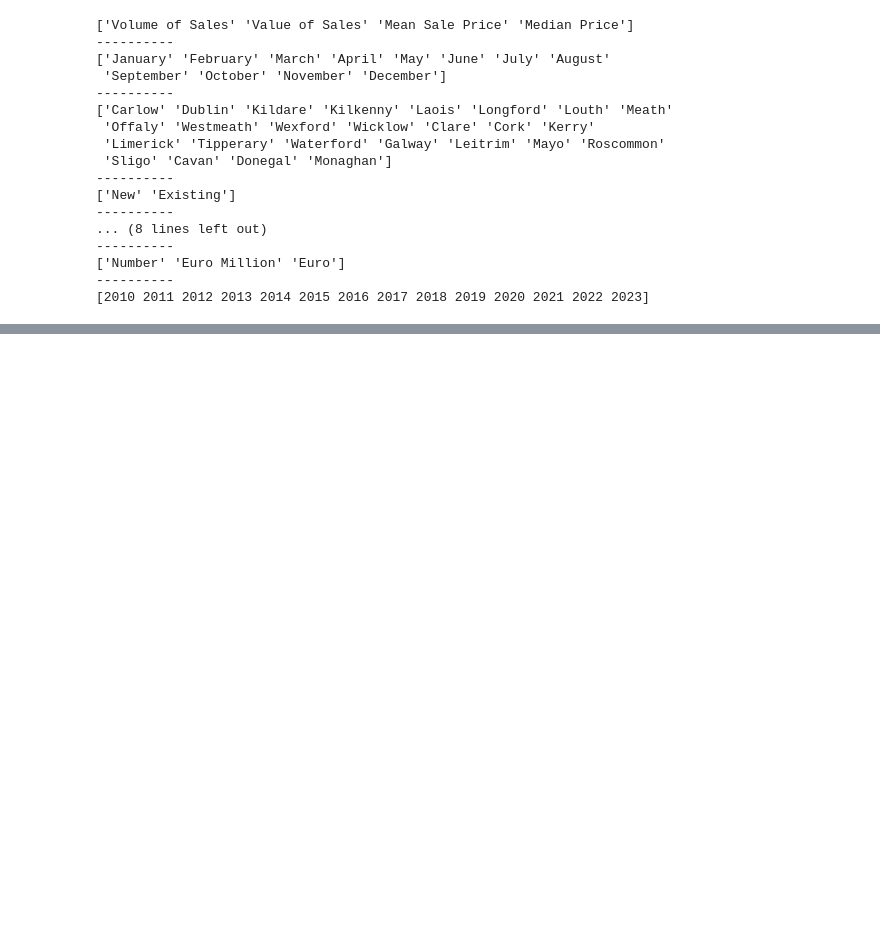
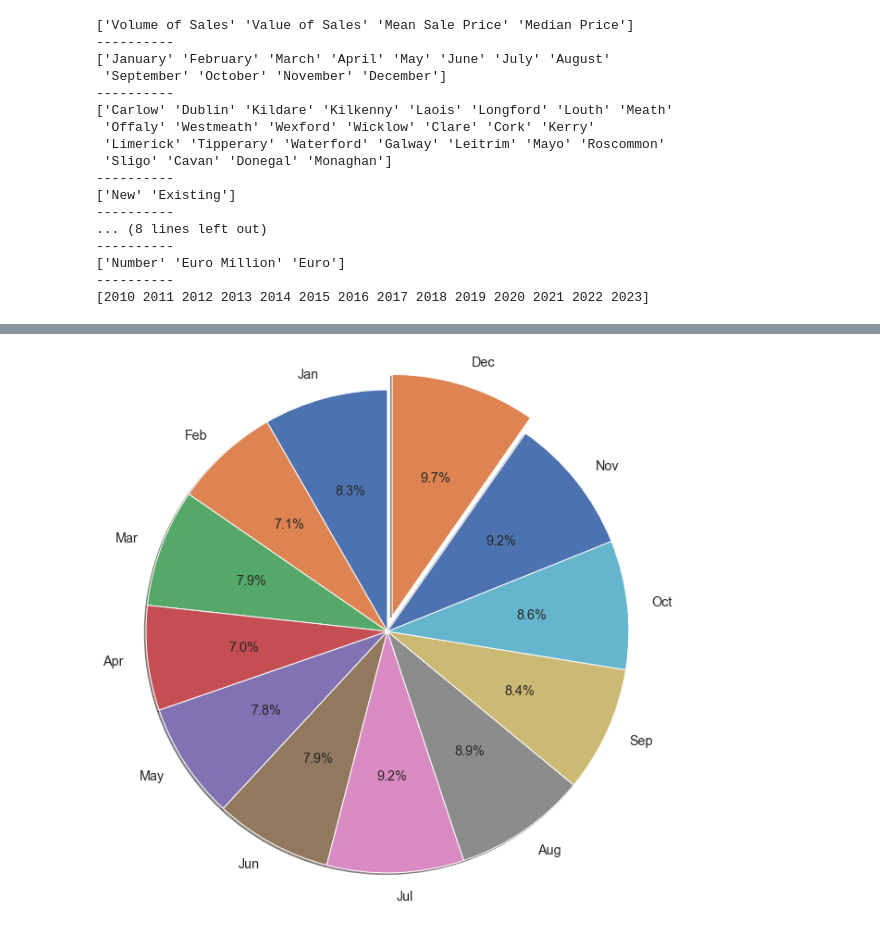
Before and after one commit to batucimenn/residentialDwellingPropertyTransactions, a Jupyter notebook: project.ipynb, the cells around one changed output, grey strips where cells are left out. Saved outputs shown, nothing was run; the diff lists cells and outputs as text; code cells hidden in the pictures; blank space fills up the shorter version.

```diff
--- a/project.ipynb
+++ b/project.ipynb
@@ -286,0 +272,23 @@ order=['Ideal','Good','Very Good','Fair','Premium'])
+# %%
+numberOfHousesDF_month = firstDF[(firstDF["Statistic Label"] == "Volume of Sales") & (firstDF["Type of Buyer"] == "Household Buyer - All") & (firstDF["Stamp Duty Event"] == "Filings") & (firstDF["Type of Sale"] == "Market")]
+jan = numberOfHousesDF.loc[numberOfHousesDF['Month'] == "January"].Value.sum()
+feb = numberOfHousesDF.loc[numberOfHousesDF['Month'] == "February"].Value.sum()
+mar = numberOfHousesDF.loc[numberOfHousesDF['Month'] == "March"].Value.sum()
+apr = numberOfHousesDF.loc[numberOfHousesDF['Month'] == "April"].Value.sum()
+may = numberOfHousesDF.loc[numberOfHousesDF['Month'] == "May"].Value.sum()
+jun = numberOfHousesDF.loc[numberOfHousesDF['Month'] == "June"].Value.sum()
+jul = numberOfHousesDF.loc[numberOfHousesDF['Month'] == "July"].Value.sum()
+aug = numberOfHousesDF.loc[numberOfHousesDF['Month'] == "August"].Value.sum()
+sep = numberOfHousesDF.loc[numberOfHousesDF['Month'] == "September"].Value.sum()
+oct = numberOfHousesDF.loc[numberOfHousesDF['Month'] == "October"].Value.sum()
+nov = numberOfHousesDF.loc[numberOfHousesDF['Month'] == "November"].Value.sum()
+dec = numberOfHousesDF.loc[numberOfHousesDF['Month'] == "December"].Value.sum()
+numberOfHouses = {'Month': ['Jan','Feb','Mar','Apr','May','Jun','Jul','Aug','Sep','Oct', 'Nov','Dec'], 'Value': [jan, feb, mar, apr, may, jun, jul, aug, sep, oct, nov, dec]}
+numberOfHousesDF_month = pd.DataFrame(numberOfHouses)
+# %%
+fig, ax = plt.subplots()
+explode = (0, 0, 0, 0, 0, 0, 0, 0, 0, 0, 0, 0.2)
+ax.pie(x="Value", labels="Month", autopct='%1.1f%%', data=numberOfHousesDF_month, explode=explode, shadow={'ox': -0.01, 'edgecolor': 'blue', 'shade': 1}, startangle=90,  textprops={'size': 'large'}, radius=3)
+plt.show()
+# %% [output]
+[figure, added]
```
Also changed, not shown: parts of 25 cells of this notebook.
